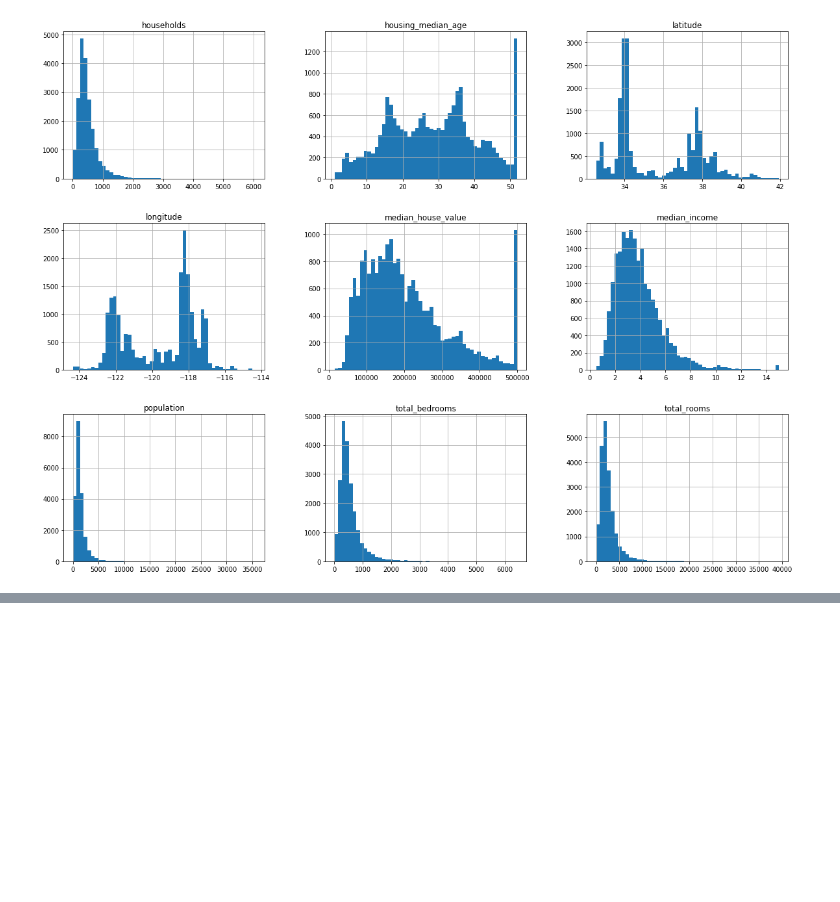
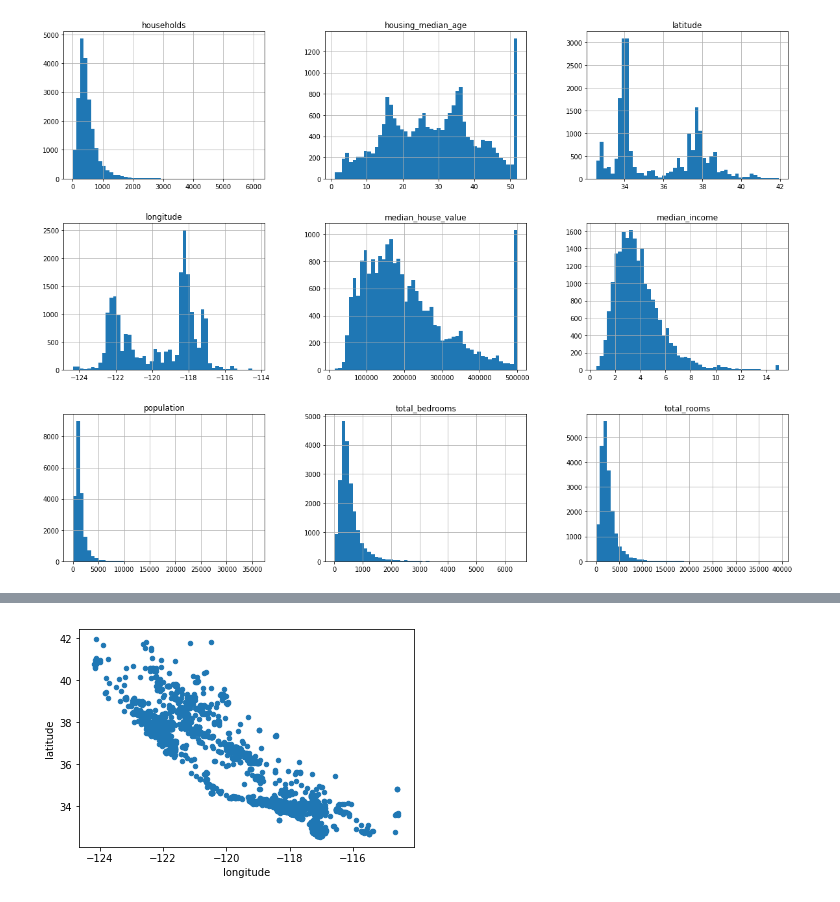
Before and after one commit to hamk3010/analyzeRawData, a Jupyter notebook: Housing Data/understandingTheData.ipynb, the cells around one changed output, grey strips where cells are left out. Drawn from its saved outputs; the diff is of its cells as text; code cells hidden in the pictures; blank space fills up the shorter version.

Commit message:
used pandas data exploratory techniques

```diff
--- a/Housing Data/understandingTheData.ipynb
+++ b/Housing Data/understandingTheData.ipynb
@@ -97,0 +104,6 @@ train_set, test_set = split_train_test_by_id(housing_with_id,0.2, "id")
+# %%
+# this code creates an income category attribute by dividing the median income
+# by 1.5 and rouding up using the ceil function to create discrete categories and merging
+# categories greater than 5
+housing["income_cat"] = np.ceil(housing["median_income"]/1.5)
+housing["income_cat"].where(housing["income_cat"]<5, 5.0, inplace = True)
@@ -97,0 +129,8 @@ train_set, test_set = split_train_test_by_id(housing_with_id,0.2, "id")
+# %%
+housing = strat_test_set.copy()
+# %%
+# Visualize the data with a scatter plat Latitude vs. Longitude
+housing.plot(kind="scatter", x="longitude", y="latitude")
+plt.show()
+# %% [output]
+[figure, added]
```
Also changed, not shown: parts of 9 cells of this notebook.
